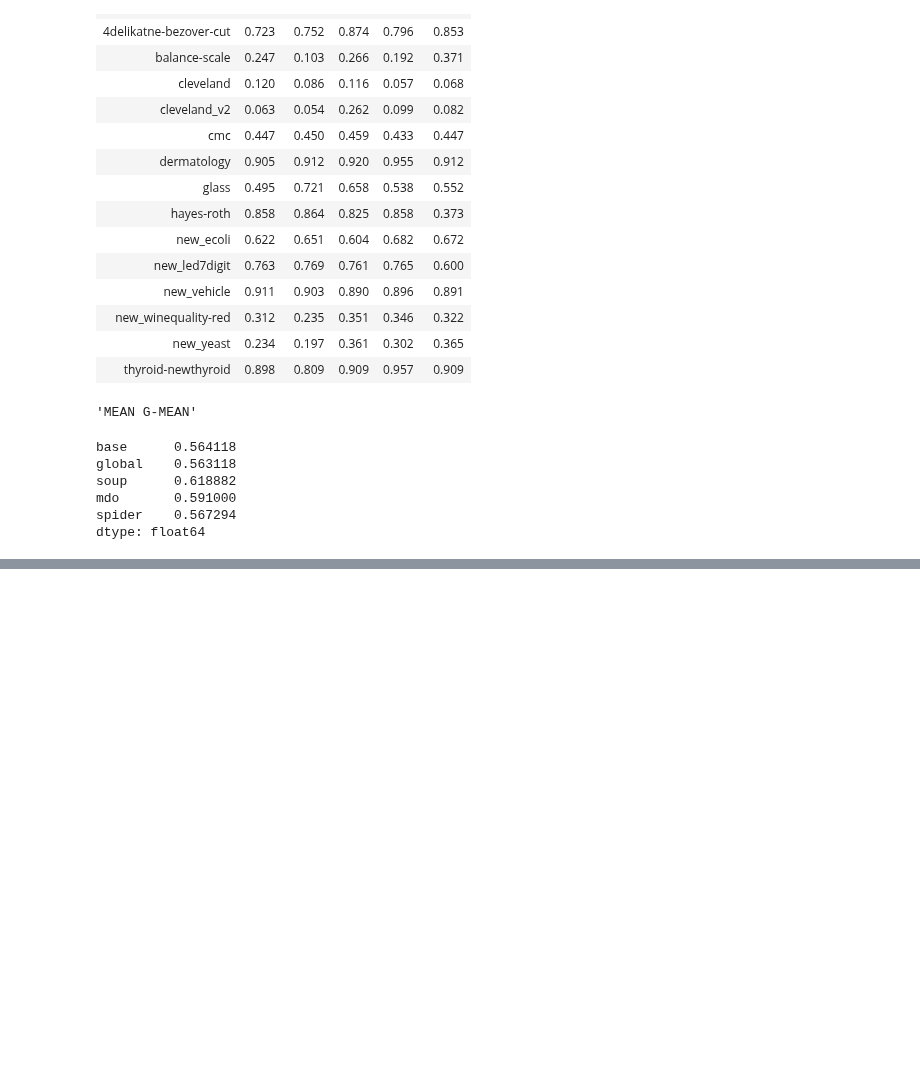
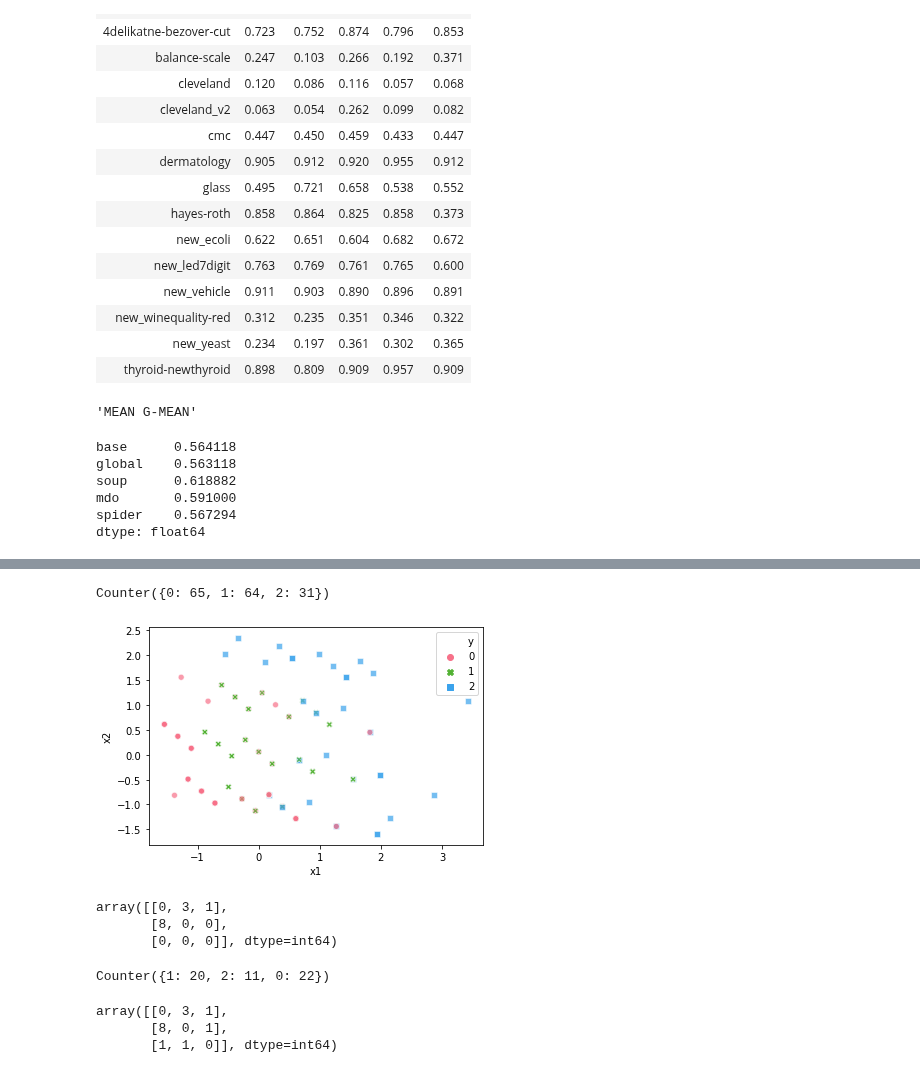
Before and after one commit to damianhorna/multi-imbalance, a Jupyter notebook: benchmarks/spider/spider.ipynb, the cells around one changed output, grey strips where cells are left out. Drawn from its saved outputs; the diff is of its cells as text; code cells hidden in the pictures; blank space fills up the shorter version.

```diff
--- a/benchmarks/spider/spider.ipynb
+++ b/benchmarks/spider/spider.ipynb
@@ -547,0 +631,37 @@ test_spiders()
+# %%
+def visualize_dataset(dataset):
+    pca = PCA(n_components=2)
+    n = len(Counter(dataset.target).keys())
+    p = sns.color_palette("husl", n)
+    pca.fit(dataset.data)
+    X = pca.transform(dataset.data)
+    y = dataset.target
+    df = construct_flat_2pc_df(X,y)
+    sns.scatterplot(x='x1', y='x2', hue='y', style='y', data=df, alpha=0.7, legend='full', palette=p)
+# %%
+# take XGBoost and see where it makes mistakes
+
+import xgboost as xgb
+from multi_imbalance.utils.data import construct_flat_2pc_df
+hayes = datasets['hayes-roth']
+visualize_dataset(hayes)
+print(Counter(hayes.target))
+X_train, X_test, y_train, y_test = train_test_split(hayes.data, hayes.target, test_size=0.33, random_state=42)
+# %% [output]
+Counter({0: 65, 1: 64, 2: 31})
+[figure, added]
+# %%
+model = xgb.XGBClassifier(random_state=1, learning_rate=0.01)
+model.fit(X_train, y_train)
+cm = confusion_matrix(y_test, model.predict(X_test))
+costs = cm.T
+np.fill_diagonal(costs, 0)
+costs
+# %% [output]
+array([[0, 3, 1],
+       [8, 0, 0],
+       [0, 0, 0]], dtype=int64)
+# %%
+Counter(y_test)
+# %% [output]
+Counter({1: 20, 2: 11, 0: 22})
@@ -547,0 +670,7 @@ test_spiders()
+# %%
+np.fill_diagonal(costs, 0)
+costs
+# %% [output]
+array([[0, 3, 1],
+       [8, 0, 1],
+       [1, 1, 0]], dtype=int64)
```
Also changed, not shown: parts of 8 cells of this notebook.
